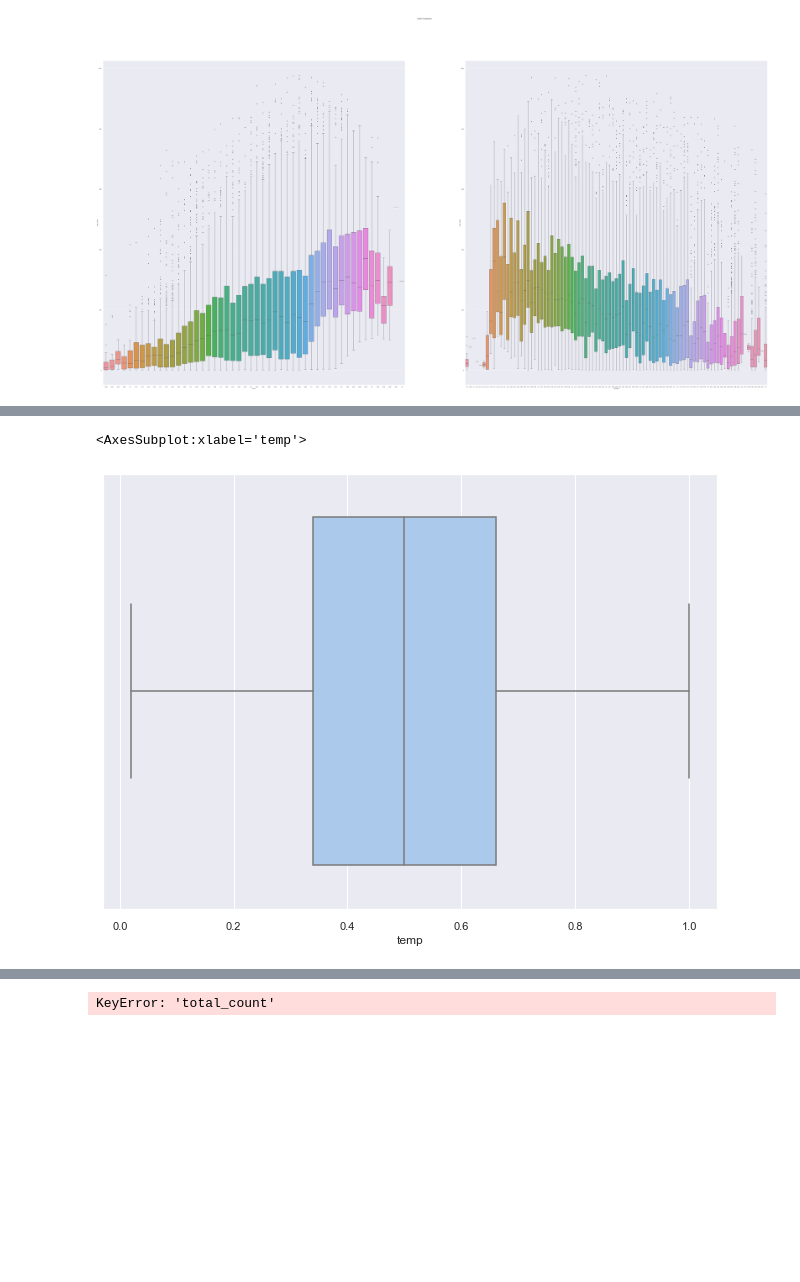
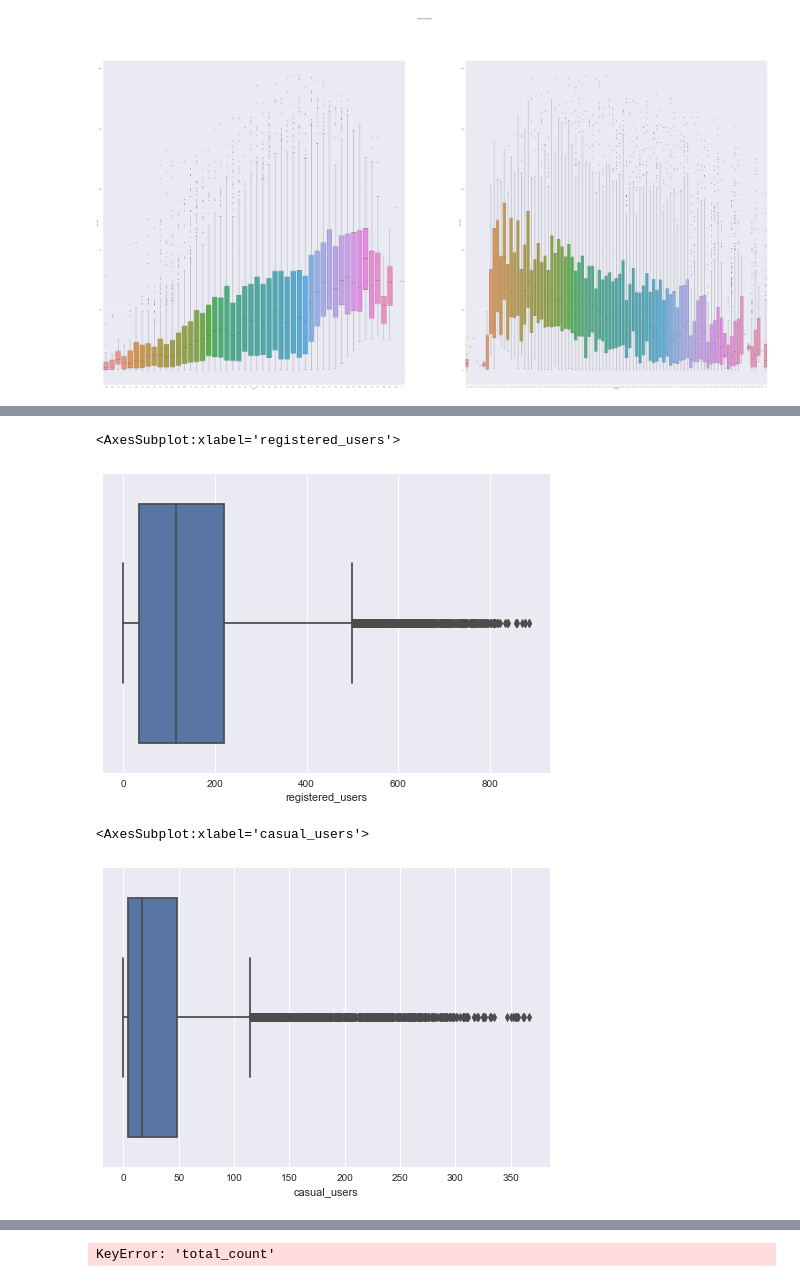
Before and after one commit to shekharbiswas/antelope, a Jupyter notebook: bikesharing.ipynb, the cells around one changed output, grey strips where cells are left out. Drawn from its saved outputs; the diff is of its cells as text; code cells hidden in the pictures; blank space fills up the shorter version.

```diff
--- a/bikesharing.ipynb
+++ b/bikesharing.ipynb
@@ -475,5 +487,10 @@ sns.boxplot(hdf['total_count'])
 # %%
-sns.boxplot(hdf['temp'])
+sns.boxplot(hdf['registered_users'])
 # %% [output]
-<AxesSubplot:xlabel='temp'>
+<AxesSubplot:xlabel='registered_users'>
-[figure, old version]
+[figure, new version]
+# %%
+sns.boxplot(hdf['casual_users'])
+# %% [output]
+<AxesSubplot:xlabel='casual_users'>
+[figure, added]
```
Also changed, not shown: parts of 26 cells of this notebook, 1 other file.
